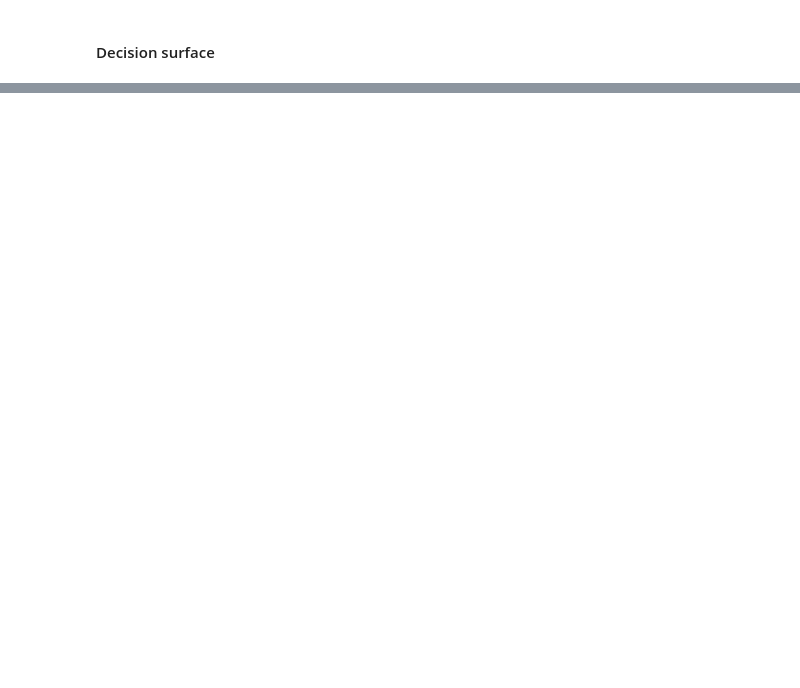
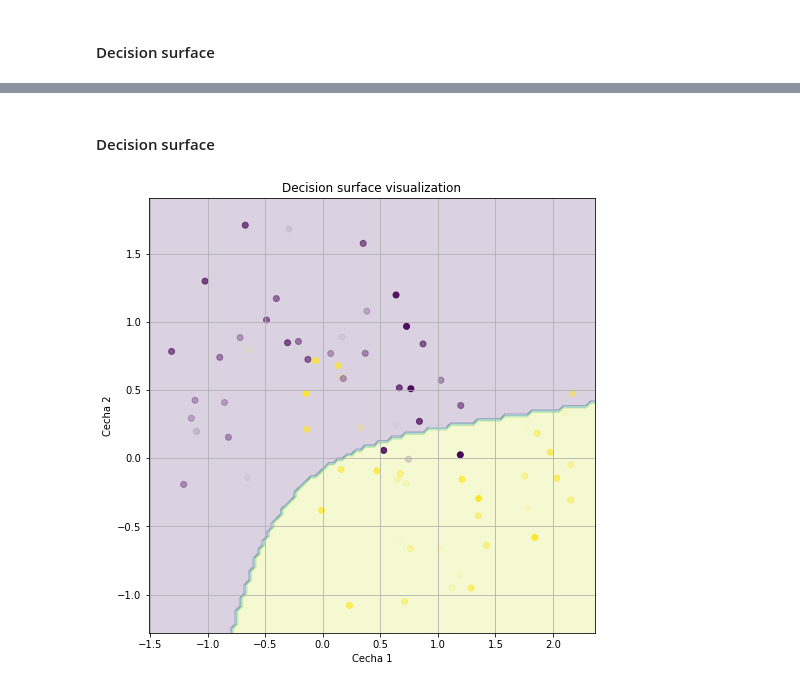
Before and after one commit to klima7/Fuzzy-SVM, a Jupyter notebook: notebook.ipynb, the cells around one changed output, grey strips where cells are left out. Cells and saved outputs as stored; diff of their text form; code cells hidden in the pictures; blank space fills up the shorter version.

```diff
--- a/notebook.ipynb
+++ b/notebook.ipynb
@@ -208,0 +363,26 @@ ax.grid()
+# %% [markdown]
+#### Decision surface
+# %%
+
+_, ax = plt.subplots(1, 1, figsize=(8, 8))
+
+resolution = 100
+margin = 0.2
+
+x1 = data['x'][:,0].min() - margin
+x2 = data['x'][:,0].max() + margin
+y1 = data['x'][:,1].min() - margin
+y2 = data['x'][:,1].max() + margin
+
+space = np.meshgrid(np.linspace(x1, x2, resolution), np.linspace(y1, y2, resolution))
+predictions_syn2 = fuzzy_svm.predict(np.dstack([*space]).reshape(-1, 2)).reshape(resolution, resolution)
+
+ax.contourf(space[0], space[1], predictions_syn2, alpha=0.2)
+ax.scatter(data['x'][:,0], data['x'][:,1], c=data['y'], alpha=data['s'])
+
+ax.set_xlabel('Cecha 1')
+ax.set_ylabel('Cecha 2')
+ax.set_title(f'Decision surface visualization')
+ax.grid()
+# %% [output]
+[figure, added]
```
Also changed, not shown: parts of 11 cells of this notebook.
